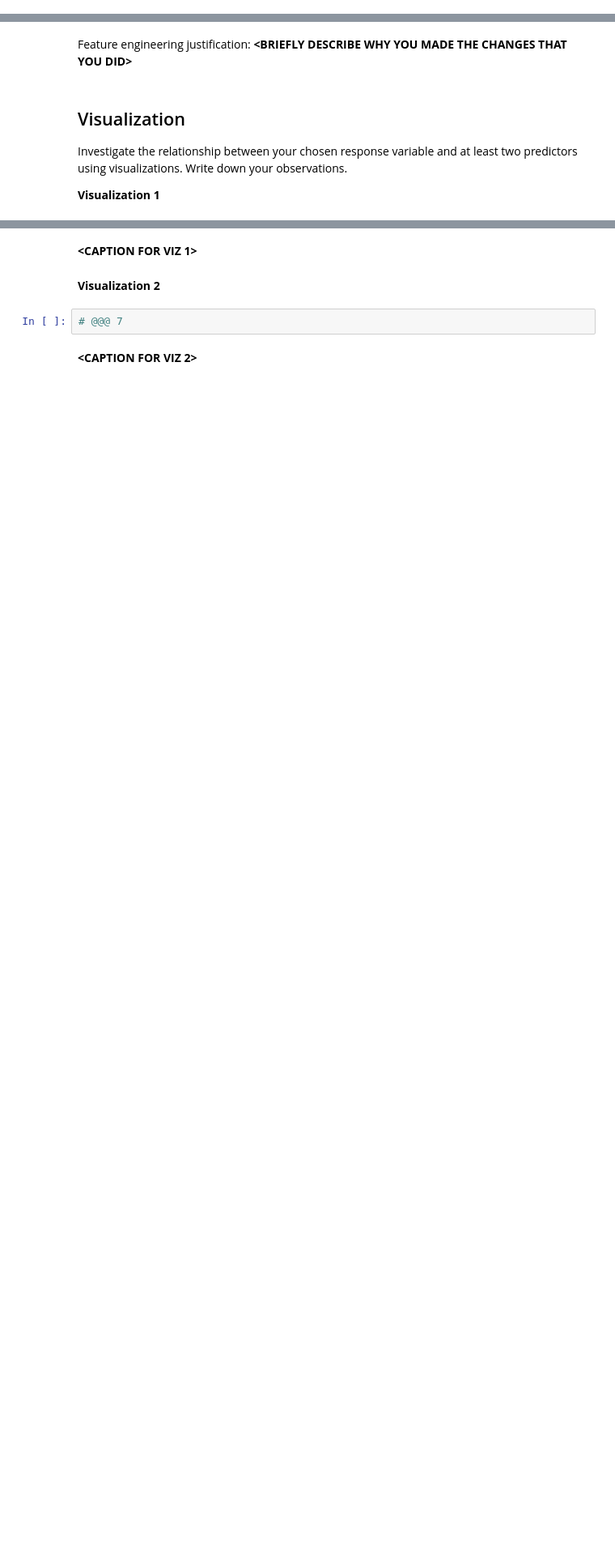
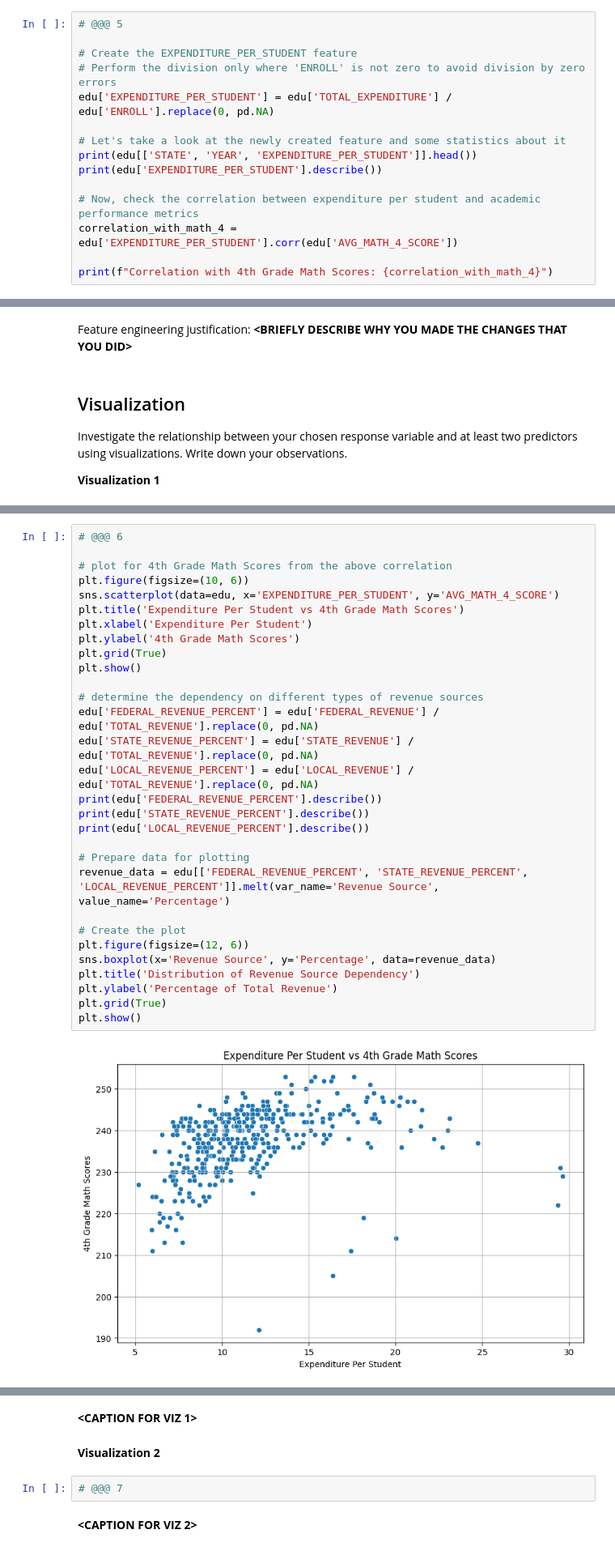
Before and after one commit to audreyll2/MDST-Tutorial, a Jupyter notebook: checkpoint1.ipynb, the cells around one changed output, grey strips where cells are left out. Shown: that part at 81% size. Drawn from its saved outputs; the diff is of its cells as text; blank space fills up the shorter version.

```diff
--- a/checkpoint1.ipynb
+++ b/checkpoint1.ipynb
@@ -180,0 +180,15 @@ Use this space to modify or create features.
+# %%
+# @@@ 5
+
+# Create the EXPENDITURE_PER_STUDENT feature
+# Perform the division only where 'ENROLL' is not zero to avoid division by zero errors
+edu['EXPENDITURE_PER_STUDENT'] = edu['TOTAL_EXPENDITURE'] / edu['ENROLL'].replace(0, pd.NA)
+
+# Let's take a look at the newly created feature and some statistics about it
+print(edu[['STATE', 'YEAR', 'EXPENDITURE_PER_STUDENT']].head())
+print(edu['EXPENDITURE_PER_STUDENT'].describe())
+
+# Now, check the correlation between expenditure per student and academic performance metrics
+correlation_with_math_4 = edu['EXPENDITURE_PER_STUDENT'].corr(edu['AVG_MATH_4_SCORE'])
+
+print(f"Correlation with 4th Grade Math Scores: {correlation_with_math_4}")
@@ -190,0 +220,32 @@ Investigate the relationship between your chosen response variable and at least
+# %%
+# @@@ 6
+
+# plot for 4th Grade Math Scores from the above correlation
+plt.figure(figsize=(10, 6))
+sns.scatterplot(data=edu, x='EXPENDITURE_PER_STUDENT', y='AVG_MATH_4_SCORE')
+plt.title('Expenditure Per Student vs 4th Grade Math Scores')
+plt.xlabel('Expenditure Per Student')
+plt.ylabel('4th Grade Math Scores')
+plt.grid(True)
+plt.show()
+
+# determine the dependency on different types of revenue sources
+edu['FEDERAL_REVENUE_PERCENT'] = edu['FEDERAL_REVENUE'] / edu['TOTAL_REVENUE'].replace(0, pd.NA)
+edu['STATE_REVENUE_PERCENT'] = edu['STATE_REVENUE'] / edu['TOTAL_REVENUE'].replace(0, pd.NA)
+edu['LOCAL_REVENUE_PERCENT'] = edu['LOCAL_REVENUE'] / edu['TOTAL_REVENUE'].replace(0, pd.NA)
+print(edu['FEDERAL_REVENUE_PERCENT'].describe())
+print(edu['STATE_REVENUE_PERCENT'].describe())
+print(edu['LOCAL_REVENUE_PERCENT'].describe())
+
+# Prepare data for plotting
+revenue_data = edu[['FEDERAL_REVENUE_PERCENT', 'STATE_REVENUE_PERCENT', 'LOCAL_REVENUE_PERCENT']].melt(var_name='Revenue Source', value_name='Percentage')
+
+# Create the plot
+plt.figure(figsize=(12, 6))
+sns.boxplot(x='Revenue Source', y='Percentage', data=revenue_data)
+plt.title('Distribution of Revenue Source Dependency')
+plt.ylabel('Percentage of Total Revenue')
+plt.grid(True)
+plt.show()
+# %% [output]
+[figure, added]
```
Also changed, not shown: parts of 13 cells of this notebook.
